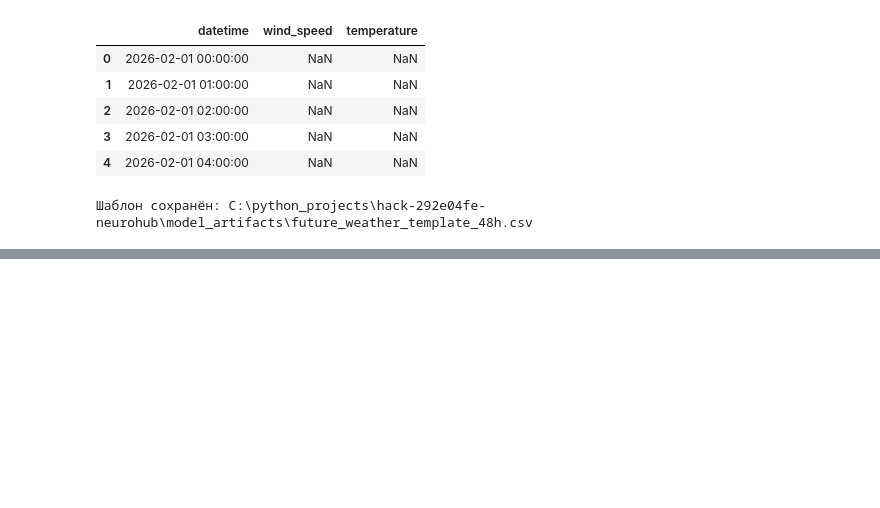
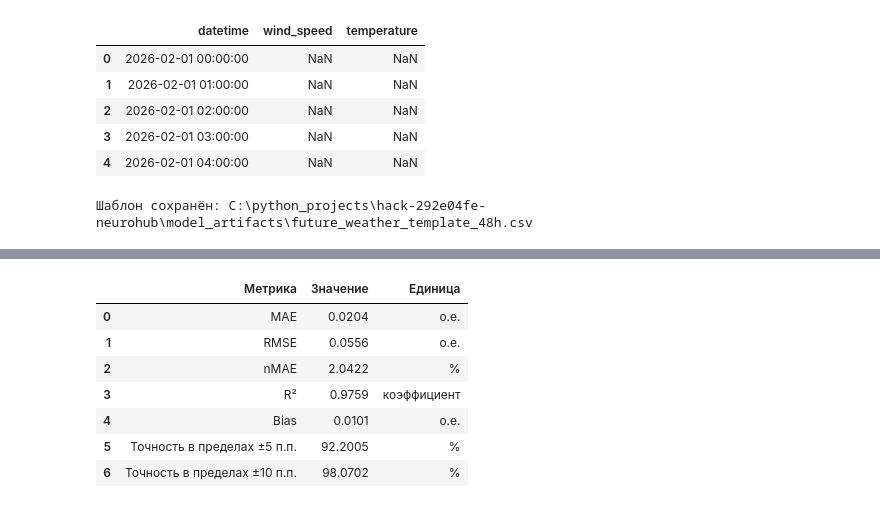
Before and after one commit to BAITC-Hacks/hack-292e04fe-neurohub, a Jupyter notebook: wind_farm_hourly_forecasting.ipynb, the cells around one changed output, grey strips where cells are left out. Drawn from its saved outputs; the diff is of its cells as text; code cells hidden in the pictures; blank space fills up the shorter version.

```diff
--- a/wind_farm_hourly_forecasting.ipynb
+++ b/wind_farm_hourly_forecasting.ipynb
@@ -955,0 +1044,60 @@ print("Шаблон сохранён:", template_path.resolve())
+# %%
+test_prediction = np.clip(
+    final_model.predict(X_test),
+    0,
+    1,
+)
+
+errors = test_prediction - y_test.to_numpy()
+absolute_errors = np.abs(errors)
+
+mae = mean_absolute_error(y_test, test_prediction)
+rmse = mean_squared_error(y_test, test_prediction) ** 0.5
+r2 = r2_score(y_test, test_prediction)
+bias = errors.mean()
+
+# Условный аналог accuracy для регрессии:
+# доля прогнозов с ошибкой не более 5 и 10 процентных пунктов
+accuracy_5 = np.mean(absolute_errors <= 0.05)
+accuracy_10 = np.mean(absolute_errors <= 0.10)
+
+final_quality = pd.DataFrame({
+    "Метрика": [
+        "MAE",
+        "RMSE",
+        "nMAE",
+        "R²",
+        "Bias",
+        "Точность в пределах ±5 п.п.",
+        "Точность в пределах ±10 п.п.",
+    ],
+    "Значение": [
+        mae,
+        rmse,
+        mae * 100,
+        r2,
+        bias,
+        accuracy_5 * 100,
+        accuracy_10 * 100,
+    ],
+    "Единица": [
+        "о.е.",
+        "о.е.",
+        "%",
+        "коэффициент",
+        "о.е.",
+        "%",
+        "%",
+    ],
+})
+
+display(final_quality)
+# %% [output]
+|  | Метрика | Значение | Единица |
+| 0 | MAE | 0.0204 | о.е. |
+| 1 | RMSE | 0.0556 | о.е. |
+| 2 | nMAE | 2.0422 | % |
+| 3 | R² | 0.9759 | коэффициент |
+| 4 | Bias | 0.0101 | о.е. |
+| 5 | Точность в пределах ±5 п.п. | 92.2005 | % |
+| 6 | Точность в пределах ±10 п.п. | 98.0702 | % |
```
Also changed, not shown: parts of 5 cells of this notebook, 2 other files.
